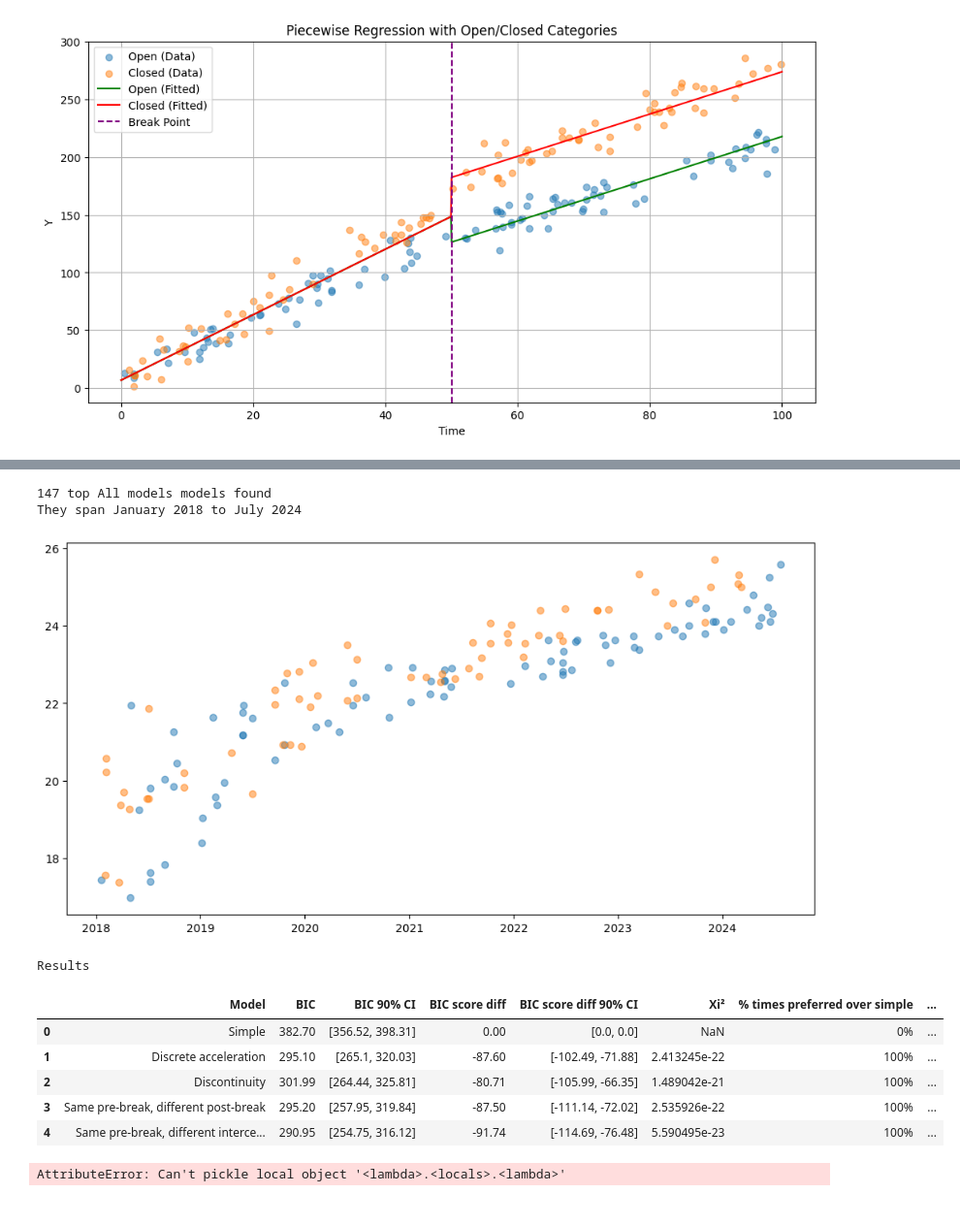
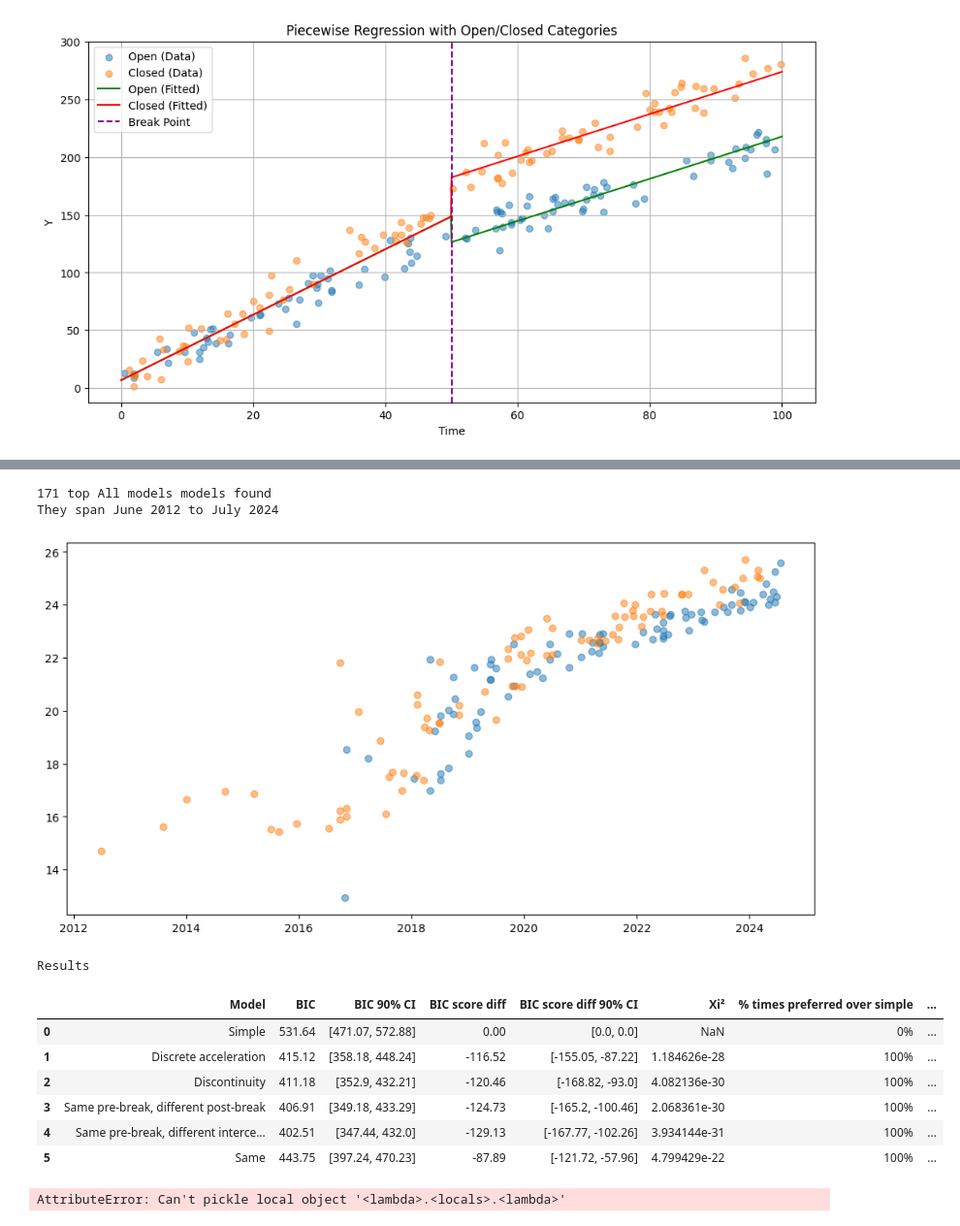
Before and after one commit to epoch-research/open-model-trends, a Jupyter notebook: compute_analysis.ipynb, the cells around one changed output, grey strips where cells are left out. Shown at 97% size. Drawn from its saved outputs; the diff is of its cells as text; code cells hidden in the pictures.

```diff
--- a/compute_analysis.ipynb
+++ b/compute_analysis.ipynb
@@ -510,7 +510,7 @@ frontier_selection = 'external'  # ['disabled', 'internal', 'external']
 top_n = 10  # Filter to the top n models by training compute at time of release
 model_selection = 'All models'  # ['All models', 'Language models', 'Google DeepMind models', 'OpenAI models', 'Meta AI models']
 filter_alphago_outliers = True
-cutoff_date = '2018-01-01'
+cutoff_date = '2010-01-01'
 # %%
 def find_top_models_up_to_release(df, top_n, category=None):
     """Find the models which were in the top n by compute when they were released."""
@@ -581,8 +581,8 @@ df_filtered = df_filtered[df_filtered['date'] > cutoff_date]
 print(f"{len(df_filtered)}{' top' if frontier_selection != 'disabled' else ''} {model_selection} models found")
 print(f"They span {df_filtered['date'].min().strftime('%B %Y')} to {df_filtered['date'].max().strftime('%B %Y')}")
 # %% [output]
-147 top All models models found
-They span January 2018 to July 2024
+171 top All models models found
+They span June 2012 to July 2024
 # %%
 plt.figure(figsize=(12, 6))
 plt.scatter(df_filtered['date'][df_filtered['category'] == 'Open'], df_filtered['log_flop'][df_filtered['category'] == 'Open'],
@@ -591,7 +591,7 @@ plt.scatter(df_filtered['date'][df_filtered['category'] == 'Closed'], df_filtere
             alpha=0.5, label='Closed (Data)')
 plt.show()
 # %% [output]
-[figure, old version]
+[figure, new version]
 # %%
 # Analysis of best fit to the data
 
@@ -844,6 +844,9 @@ fit_em_all = lambda df_fit : {
     "Same pre-break, different intercept post-break" : fit_n_phase_exponential(
         df_fit, kink_count=1, allow_discontinuities=True, same_intercepts=(True, False), same_slopes=(True, True)
     ),
+    "Same" : fit_n_phase_exponential(
+        df_fit, kink_count=1, allow_discontinuities=True, same_intercepts=(True, True), same_slopes=(True, True)
+    ),
 }
 
 # Best model fits
@@ -892,7 +895,7 @@ def calculate_lead_time(df, fit_result):
 
 
 # Bootstrap
-bootstrap_sample_size = 10
+bootstrap_sample_size = 1000
 
 rng = np.random.default_rng(43)
 bootstrap_bics = defaultdict(lambda : [])
@@ -943,13 +946,11 @@ for name in models:
     bootstrap_bics[name] = np.quantile(np.array(bootstrap_bics[name]), qs)
     bootstrap_mses[name] = np.quantile(np.array(bootstrap_mses[name]), qs)
     bootstrap_bic_score_diff[name] = np.quantile(np.array(bootstrap_bic_score_diff[name]), qs)
-    try:
-        bootstrap_slopes_ci[name]['open'] = np.quantile(np.array(bootstrap_slopes[name]['open']), qs)
-        bootstrap_slopes_ci[name]['closed'] = np.quantile(np.array(bootstrap_slopes[name]['closed']), qs)
+    bootstrap_slopes_ci[name]['open'] = np.quantile(np.array(bootstrap_slopes[name]['open']), qs)
+    bootstrap_slopes_ci[name]['closed'] = np.quantile(np.array(bootstrap_slopes[name]['closed']), qs)
+    bootstrap_lead_time_years[name] = np.quantile(np.array(bootstrap_lead_time_years[name]), qs)
+    if len(bootstrap_breaks[name]) > 0:
         bootstrap_breaks[name] = np.quantile(np.array(bootstrap_breaks[name]), qs)
-        bootstrap_lead_time_years[name] = np.quantile(np.array(bootstrap_lead_time_years[name]), qs)
-    except IndexError:
-        pass
 
 # Models with lower BIC score / MSE are preferred.
 
@@ -965,47 +966,46 @@ for name, model in models.items():
 
     result = {
         "Model": name,
         "BIC" : np.round(model.bic, 2),
         "BIC 90% CI" : np.round(bootstrap_bics[name], 2),
         #"Parameter count": param_count,
         #"Log likelihood": np.round((np.log(len(df_filtered))*param_count - model.bic)/2),
         # "MSE" : model.mse,
         "BIC score diff": np.round(model.bic - models["Simple"].bic, 2),
         "BIC score diff 90% CI": np.round(bootstrap_bic_score_diff[name], 2),
         "Xi²": c2,
         "% times preferred over simple": f"{bootstrap_preferred_percent[name]:.0%}",
         # "bayes factor over simple" : np.exp(-0.5 * (model.bic - models["simple"].bic)),
         "K-fold mean MSE" : np.round(folds_mses[name], 2),
         "K-fold mean MSE 90% CI" : np.round(bootstrap_mses[name], 2),
-        "Lead time (years)" : np.round(calculate_lead_time(df_filtered, model), 2),
-        "Lead time 90% CI" : np.round(bootstrap_lead_time_years[name], 2),
     }
 
-    try:
-        result["Recent slope for closed models (Nx/year)"] = np.round(10**model.oom_year_slopes['closed'][-1], 2)
-        result["Recent slope for closed models 90% CI"] = np.round(bootstrap_slopes_ci[name]['closed'], 2)
-        result["Recent slope for open models (Nx/year)"] = np.round(10**model.oom_year_slopes['open'][-1], 2)
-        result["Recent slope for open models 90% CI"] = np.round(bootstrap_slopes_ci[name]['open'], 2)
+    result["Recent slope for closed models (Nx/year)"] = np.round(10**model.oom_year_slopes['closed'][-1], 2)
+    result["Recent slope for closed models 90% CI"] = np.round(bootstrap_slopes_ci[name]['closed'], 2)
+    result["Recent slope for open models (Nx/year)"] = np.round(10**model.oom_year_slopes['open'][-1], 2)
+    result["Recent slope for open models 90% CI"] = np.round(bootstrap_slopes_ci[name]['open'], 2)
+    result["Lead time (years)"] = np.round(calculate_lead_time(df_filtered, model), 2)
+    result["Lead time 90% CI"] = np.round(bootstrap_lead_time_years[name], 2)
+    if len(model.break_points_dt) > 0:
         result["Break point"] = model.break_points_dt[-1].strftime('%Y-%m')
         result["Break point 90% CI"] = [date.strftime('%Y-%m') for date in bootstrap_breaks[name]]
-    except (AttributeError, IndexError):
-        pass
     results.append(result)
 
 results_df = pd.DataFrame(results)
 
 # bayes_factor = np.exp(-0.5 * (kinked_fit.bic - simple_fit.bic))
 
 print("Results")
 results_df
 # %% [output]
 Results
 |  | Model | BIC | BIC 90% CI | BIC score diff | BIC score diff 90% CI | Xi² | % times preferred over simple | ... |
-| 0 | Simple | 382.70 | [356.52, 398.31] | 0.00 | [0.0, 0.0] | NaN | 0% | ... |
-| 1 | Discrete acceleration | 295.10 | [265.1, 320.03] | -87.60 | [-102.49, -71.88] | 2.413245e-22 | 100% | ... |
-| 2 | Discontinuity | 301.99 | [264.44, 325.81] | -80.71 | [-105.99, -66.35] | 1.489042e-21 | 100% | ... |
-| 3 | Same pre-break, different post-break | 295.20 | [257.95, 319.84] | -87.50 | [-111.14, -72.02] | 2.535926e-22 | 100% | ... |
-| 4 | Same pre-break, different interce... | 290.95 | [254.75, 316.12] | -91.74 | [-114.69, -76.48] | 5.590495e-23 | 100% | ... |
+| 0 | Simple | 531.64 | [471.07, 572.88] | 0.00 | [0.0, 0.0] | NaN | 0% | ... |
+| 1 | Discrete acceleration | 415.12 | [358.18, 448.24] | -116.52 | [-155.05, -87.22] | 1.184626e-28 | 100% | ... |
+| 2 | Discontinuity | 411.18 | [352.9, 432.21] | -120.46 | [-168.82, -93.0] | 4.082136e-30 | 100% | ... |
+| 3 | Same pre-break, different post-break | 406.91 | [349.18, 433.29] | -124.73 | [-165.2, -100.46] | 2.068361e-30 | 100% | ... |
+| 4 | Same pre-break, different interce... | 402.51 | [347.44, 432.0] | -129.13 | [-167.77, -102.26] | 3.934144e-31 | 100% | ... |
+| 5 | Same | 443.75 | [397.24, 470.23] | -87.89 | [-121.72, -57.96] | 4.799429e-22 | 100% | ... |
 # %%
 # Save results_df
 fname = f'compute_regression_analysis_{model_selection}_frontier={frontier_selection}_top{top_n}_cutoff={cutoff_date}.csv'
```
Also changed, not shown: parts of 1 cell of this notebook.
